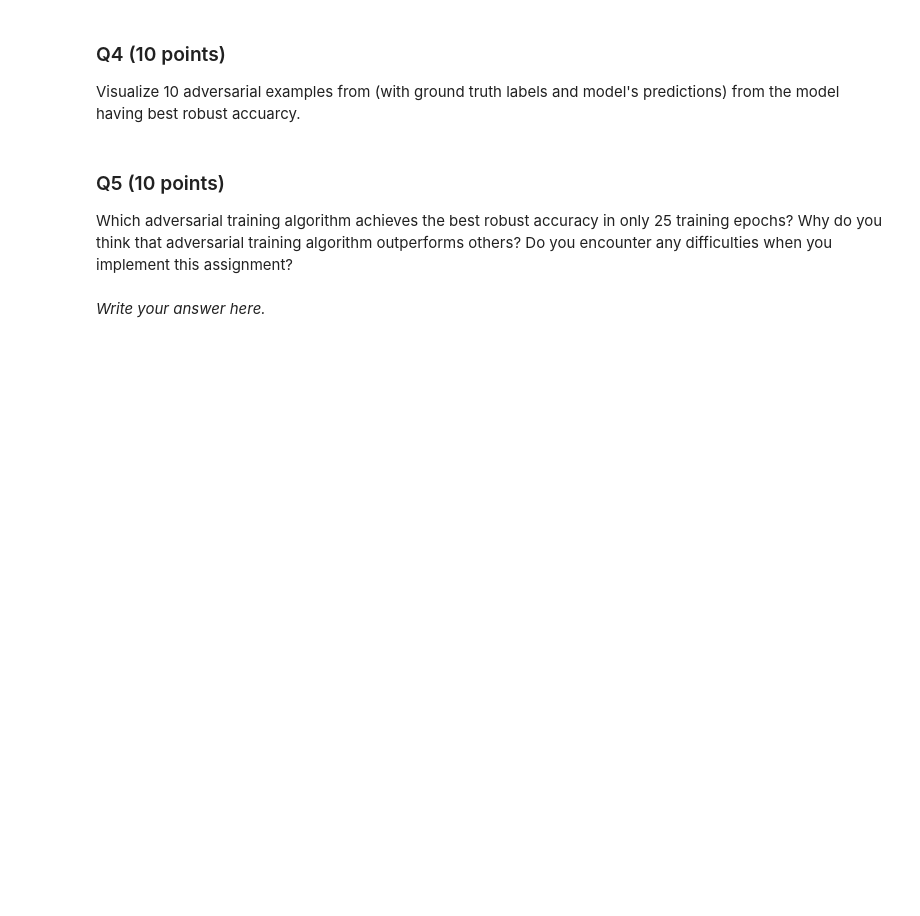
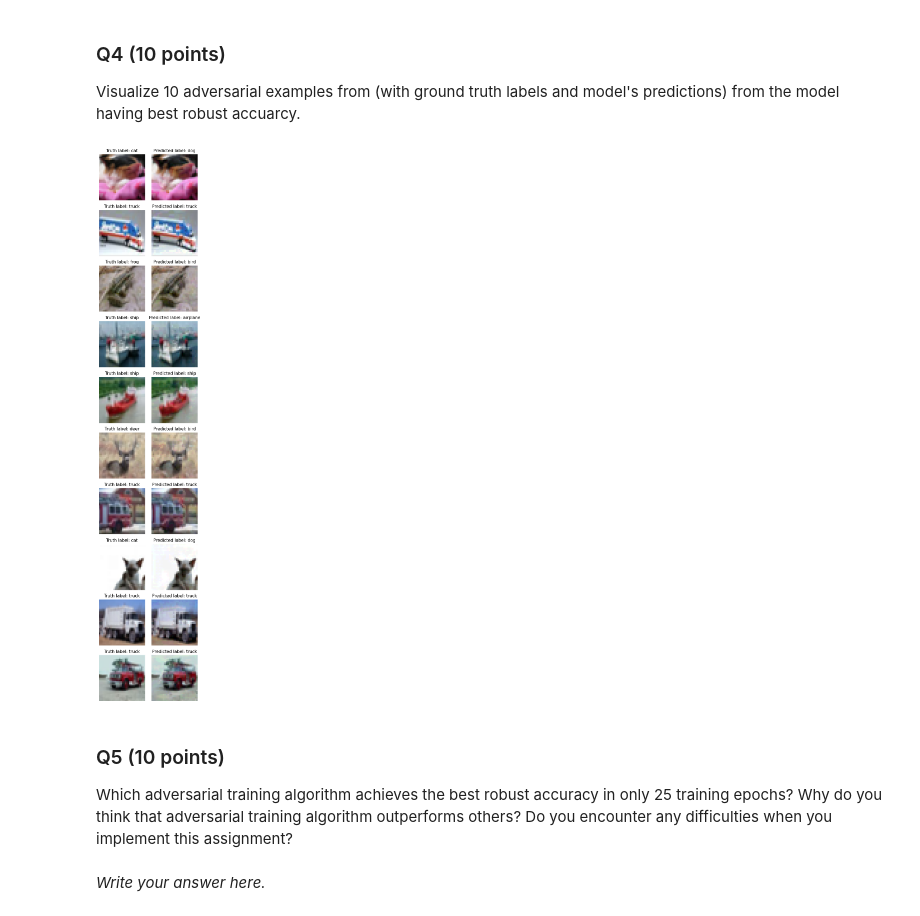
Before and after one commit to iamkaikai/deep-learning-generalization-and-robustness, a Jupyter notebook: hw2/Assignment_2.ipynb, the cells around one changed output. Cells and saved outputs as stored; diff of their text form; code cells hidden in the pictures; blank space fills up the shorter version.

```diff
--- a/hw2/Assignment_2.ipynb
+++ b/hw2/Assignment_2.ipynb
@@ -333,8 +341,9 @@ Training Mode: adv_train_trades, robust_loss: 0.0018795163914561272, robust_acc:
 # %%
 # *********** Your code starts here ***********
 model = ResNet18().to(device)
-model.load_state_dict(torch.load('model4.pt'))
+model.load_state_dict(torch.load('model4.pt', map_location=device))
+pgd_attack = LinfPGDAttack(model, epsilon, steps)
 robust_loss, robust_acc = eval_robust(model, val_loader, pgd_attack)
-print(f'Training Mode: adv_train_mixup, robust_loss: {robust_loss}, robust_acc: {robust_acc}')
+print(f'Training Mode: adv_train_mixup, robust_loss: {robust_loss:4f}, robust_acc: {robust_acc:4f}')
 # *********** Your code ends here *************
 # %% [output]
@@ -346,9 +355,39 @@ Visualize 10 adversarial examples from (with ground truth labels and model's pre
 # %%
 # *********** Your code starts here ***********
 
+import matplotlib.pyplot as plt
+label_map = {0: 'airplane', 1: 'automobile', 2: 'bird', 3: 'cat', 4: 'deer', 5: 'dog', 6: 'frog', 7: 'horse', 8: 'ship', 9: 'truck'}   # Update this with actual mappings
 
+def tensor_to_numpy(tensor):
+    # Assuming tensor is in CxHxW format and normalized
+    tensor = tensor.detach().cpu()
+    tensor = torch.clamp(tensor, 0, 1)  # Clamp the values
+    return tensor.numpy().transpose((1, 2, 0))
 
+fig, axs = plt.subplots(10, 2, figsize=(4, 20))
+plt.rc('font', size=9)
+
+for i in range(10):
+    idx = random.randint(0, len(val_loader.dataset)-1)
+    img, label = val_loader.dataset[idx]
+    img = img.unsqueeze(0).to(device)  # Add batch dimension and move to device
+    adv_img = pgd_attack(img, torch.tensor([label]).to(device))
+    pred = model(adv_img).argmax(dim=1).item()
+    original_img_np = tensor_to_numpy(img.squeeze(0))  # Remove batch dim for plotting
+    adv_img_np = tensor_to_numpy(adv_img.squeeze(0))
+
+    axs[i, 0].imshow(original_img_np)
+    axs[i, 0].axis('off')
+    axs[i, 0].set_title(f'Truth label: {label_map.get(label, "Unknown")}')
+    axs[i, 1].imshow(adv_img_np)
+    axs[i, 1].axis('off')
+    axs[i, 1].set_title(f'Predicted label: {label_map.get(pred, "Unknown")}')
+
+plt.tight_layout()
+plt.show()
 # *********** Your code ends here *************
+# %% [output]
+[figure, added]
 # %% [markdown]
 ### Q5 (10 points)
 Which adversarial training algorithm achieves the best robust accuracy in only 25 training epochs? Why do you think that adversarial training algorithm outperforms others? Do you encounter any difficulties when you implement this assignment?
```
Also changed, not shown: parts of 9 cells of this notebook, 2 other files.
